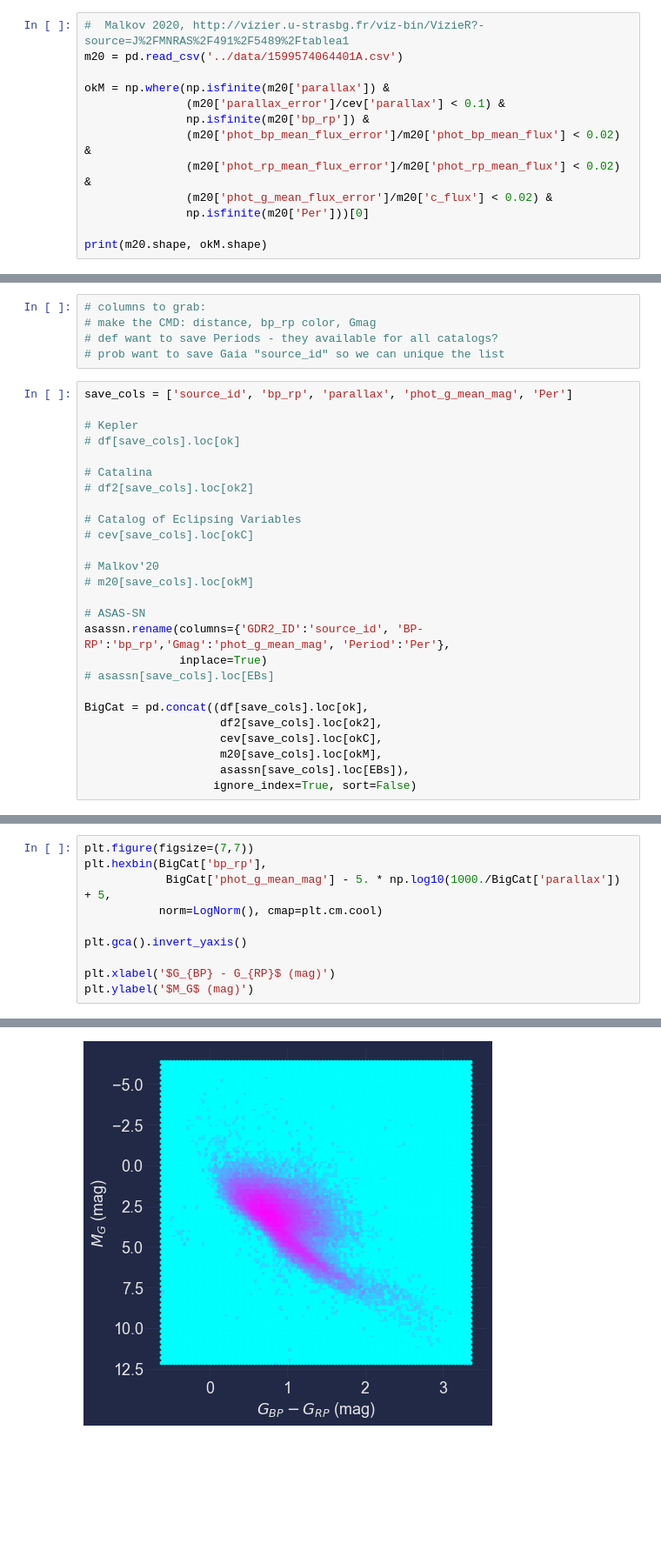
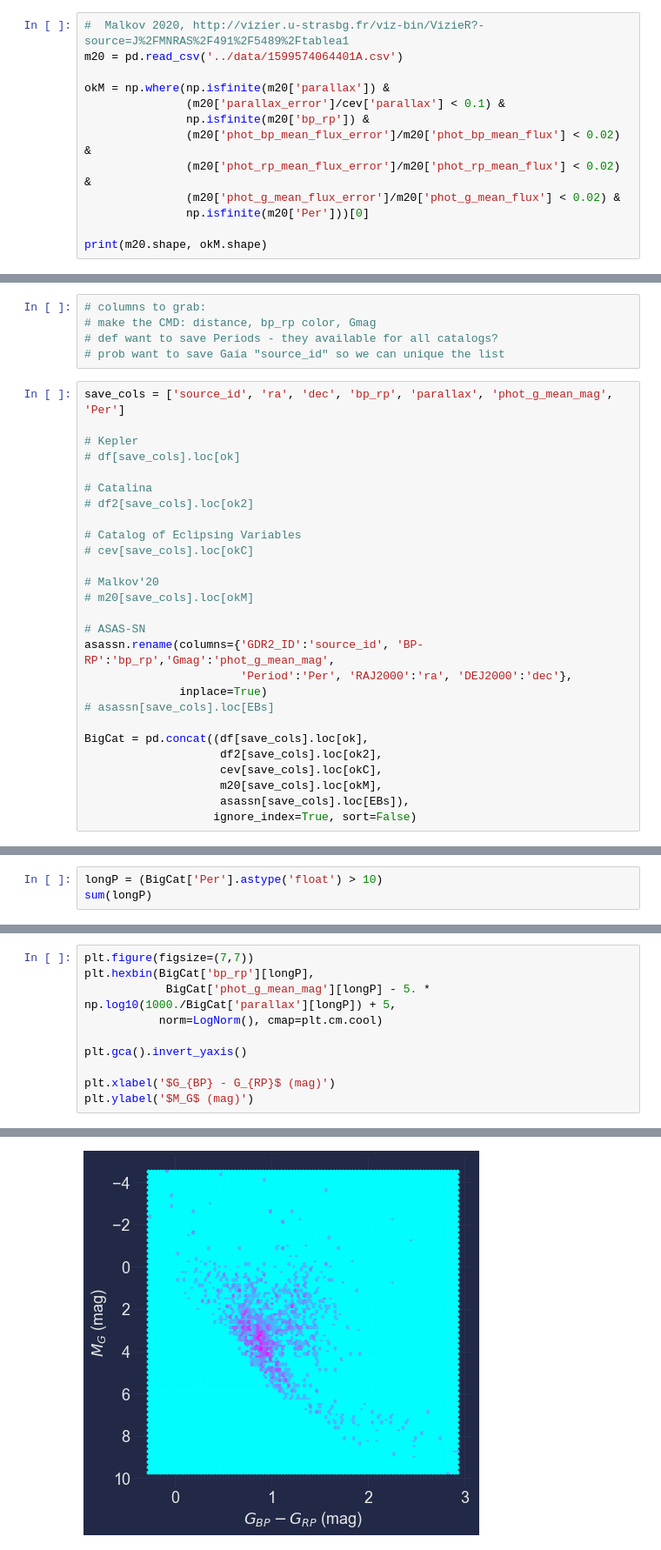
Before and after one commit to jradavenport/EBHRD, a Jupyter notebook: notebooks/combine_catalogs.ipynb, the cells around one changed output, grey strips where cells are left out. Shown at 87% size. Saved outputs shown, nothing was run; the diff lists cells and outputs as text; blank space fills up the shorter version.

```diff
--- a/notebooks/combine_catalogs.ipynb
+++ b/notebooks/combine_catalogs.ipynb
@@ -183,7 +206,7 @@ okM = np.where(np.isfinite(m20['parallax']) &
                np.isfinite(m20['bp_rp']) &
                (m20['phot_bp_mean_flux_error']/m20['phot_bp_mean_flux'] < 0.02) &
                (m20['phot_rp_mean_flux_error']/m20['phot_rp_mean_flux'] < 0.02) &
-               (m20['phot_g_mean_flux_error']/m20['c_flux'] < 0.02) &
+               (m20['phot_g_mean_flux_error']/m20['phot_g_mean_flux'] < 0.02) &
                np.isfinite(m20['Per']))[0]
 
 print(m20.shape, okM.shape)
@@ -201,7 +224,7 @@ Make a single big Pandas dataframe
 # def want to save Periods - they available for all catalogs?
 # prob want to save Gaia "source_id" so we can unique the list
 # %%
-save_cols = ['source_id', 'bp_rp', 'parallax', 'phot_g_mean_mag', 'Per']
+save_cols = ['source_id', 'ra', 'dec', 'bp_rp', 'parallax', 'phot_g_mean_mag', 'Per']
 
 # Kepler
 # df[save_cols].loc[ok]
@@ -216,7 +239,8 @@ save_cols = ['source_id', 'bp_rp', 'parallax', 'phot_g_mean_mag', 'Per']
 # m20[save_cols].loc[okM]
 
 # ASAS-SN
-asassn.rename(columns={'GDR2_ID':'source_id', 'BP-RP':'bp_rp','Gmag':'phot_g_mean_mag', 'Period':'Per'},
+asassn.rename(columns={'GDR2_ID':'source_id', 'BP-RP':'bp_rp','Gmag':'phot_g_mean_mag',
+                       'Period':'Per', 'RAJ2000':'ra', 'DEJ2000':'dec'},
               inplace=True)
 # asassn[save_cols].loc[EBs]
 
@@ -232,0 +281,3 @@ BigCat['source_id'].unique().size
+# %%
+longP = (BigCat['Per'].astype('float') > 10)
+sum(longP)
@@ -233,16 +286,16 @@ BigCat['source_id'].unique().size
 # %%
 plt.figure(figsize=(7,7))
-plt.hexbin(BigCat['bp_rp'],
-            BigCat['phot_g_mean_mag'] - 5. * np.log10(1000./BigCat['parallax']) + 5,
+plt.hexbin(BigCat['bp_rp'][longP],
+            BigCat['phot_g_mean_mag'][longP] - 5. * np.log10(1000./BigCat['parallax'][longP]) + 5,
            norm=LogNorm(), cmap=plt.cm.cool)
 
 plt.gca().invert_yaxis()
 
 plt.xlabel('$G_{BP} - G_{RP}$ (mag)')
 plt.ylabel('$M_G$ (mag)')
 # %% [output]
 Text(0, 0.5, '$M_G$ (mag)')
-[figure, old version]
+[figure, new version]
 # %%
 plt.figure(figsize=(9,5))
 Hbins = np.linspace(-1.5, 3.1, num=75)
```
Also changed, not shown: parts of 17 cells of this notebook, 7 other files.
